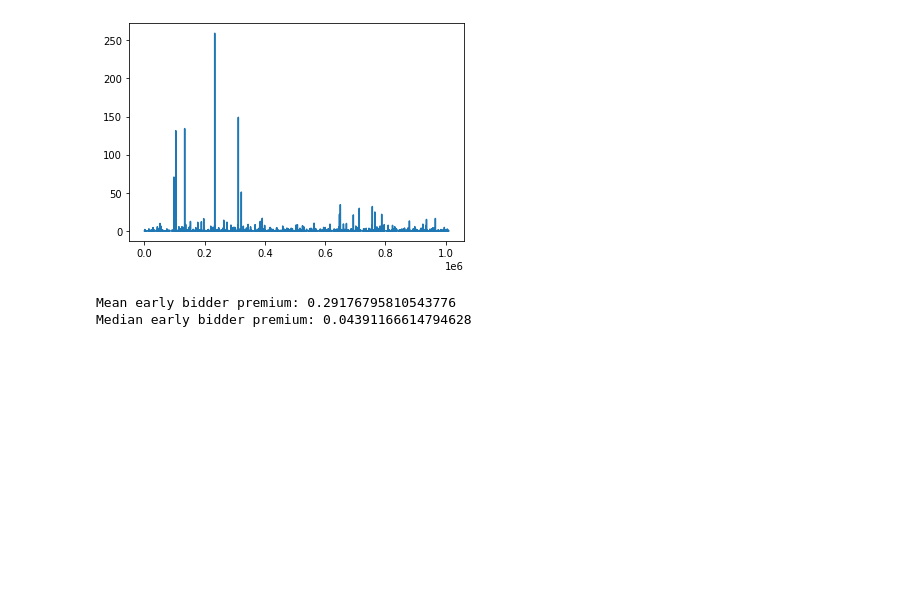
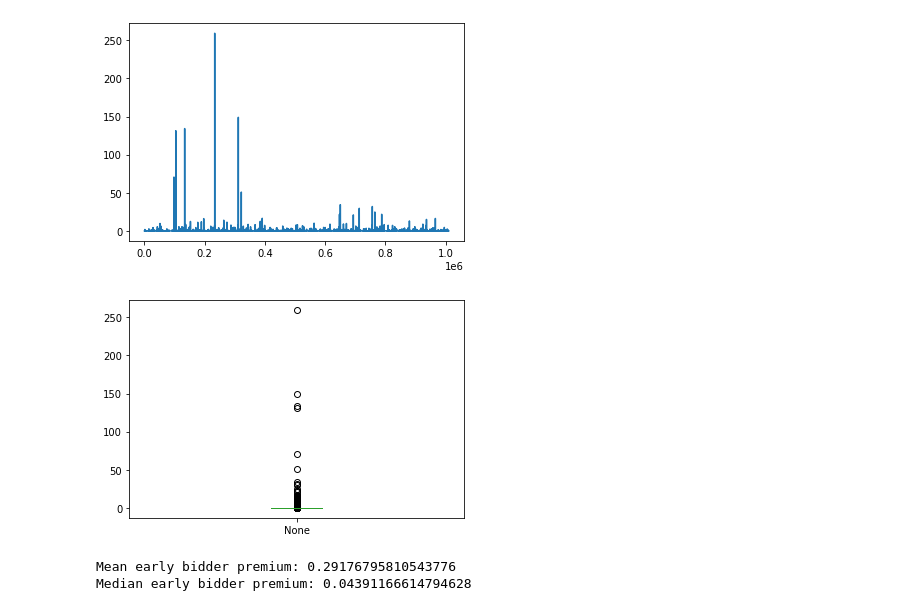
Before and after one commit to Wisaacj/Mesa-Auctions, a Jupyter notebook: analysis/data-analysis-bid-increase-sniper-no-watchproba.ipynb, the cells around one changed output. Drawn from its saved outputs; the diff is of its cells as text; code cells hidden in the pictures; blank space fills up the shorter version.

```diff
--- a/analysis/data-analysis-bid-increase-sniper-no-watchproba.ipynb
+++ b/analysis/data-analysis-bid-increase-sniper-no-watchproba.ipynb
@@ -114,8 +119,8 @@ Plus calculating the percentage difference between the 1st and 2nd highest bids
 # %%
 early_bidder_wins = final_prices_df.iloc[np.where(final_prices_df["Highest Bidder"] == "EarlyBidder")[0]]
 # %%
-early_bidder_premiums = (early_bidder_wins["Highest Bid"] - early_bidder_wins["Second Highest Bid"]) / early_bidder_wins["Second Highest Bid"]
-print(early_bidder_premiums)
+early_bidder_curse = (early_bidder_wins["Highest Bid"] - early_bidder_wins["Second Highest Bid"]) / early_bidder_wins["Second Highest Bid"]
+print(early_bidder_curse)
 # %% [output]
 100        0.028878
 201        0.008591
@@ -134,4 +139,9 @@ early_bidder_premiums.plot()
 plt.show()
 # %% [output]
 [figure]
+# %%
+early_bidder_curse.plot.box()
+plt.show()
+# %% [output]
+[figure, added]
 # %%
```
Also changed, not shown: parts of 7 cells of this notebook, 1 other file.
